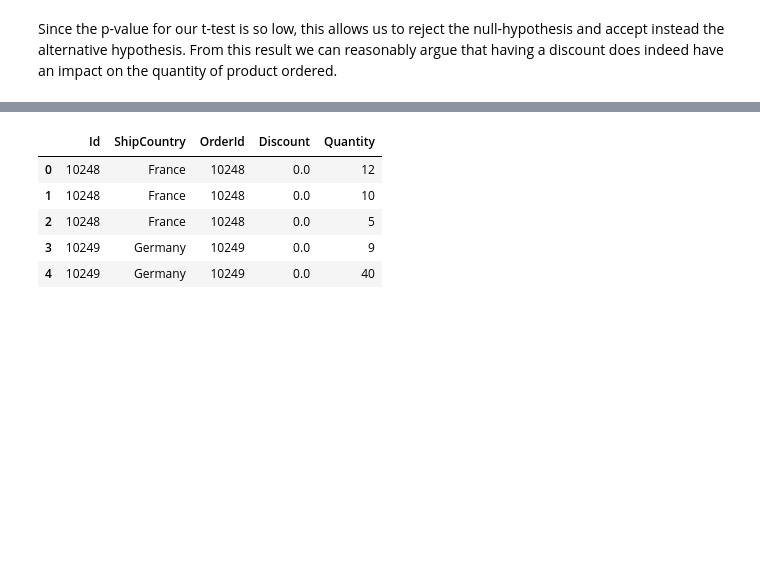
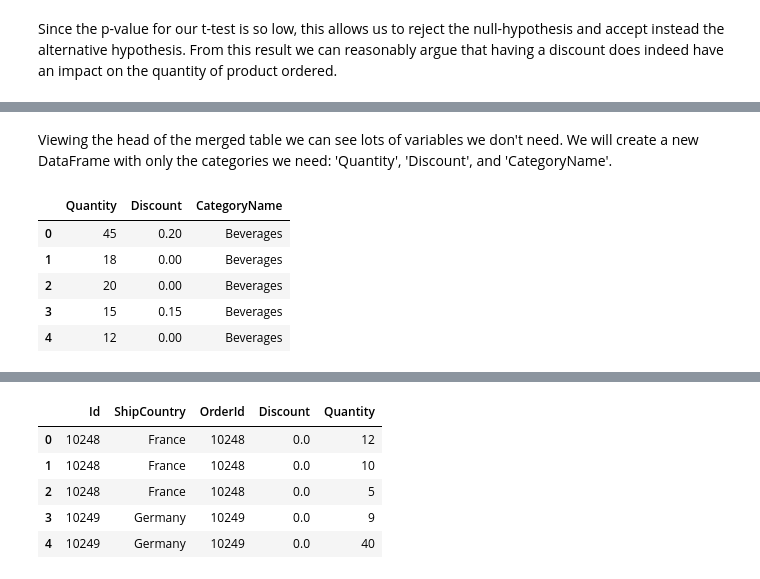
Before and after one commit to matthewsparr/Northwind-Database-Hypothesis-Testing, a Jupyter notebook: project.ipynb, the cells around one changed output, grey strips where cells are left out. Drawn from its saved outputs; the diff is of its cells as text; code cells hidden in the pictures; blank space fills up the shorter version.

```diff
--- a/project.ipynb
+++ b/project.ipynb
@@ -116,0 +211,12 @@ Since the p-value for our t-test is so low, this allows us to reject the null-hy
+# %% [markdown]
+Viewing the head of the merged table we can see lots of variables we don't need. We will create a new DataFrame with only the categories we need: 'Quantity', 'Discount', and 'CategoryName'.
+# %%
+q2_data = prod_cat[['Quantity', 'Discount', 'CategoryName']]
+q2_data.head()
+# %% [output]
+|  | Quantity | Discount | CategoryName |
+| 0 | 45 | 0.20 | Beverages |
+| 1 | 18 | 0.00 | Beverages |
+| 2 | 20 | 0.00 | Beverages |
+| 3 | 15 | 0.15 | Beverages |
+| 4 | 12 | 0.00 | Beverages |
```
Also changed, not shown: parts of 39 cells of this notebook.
